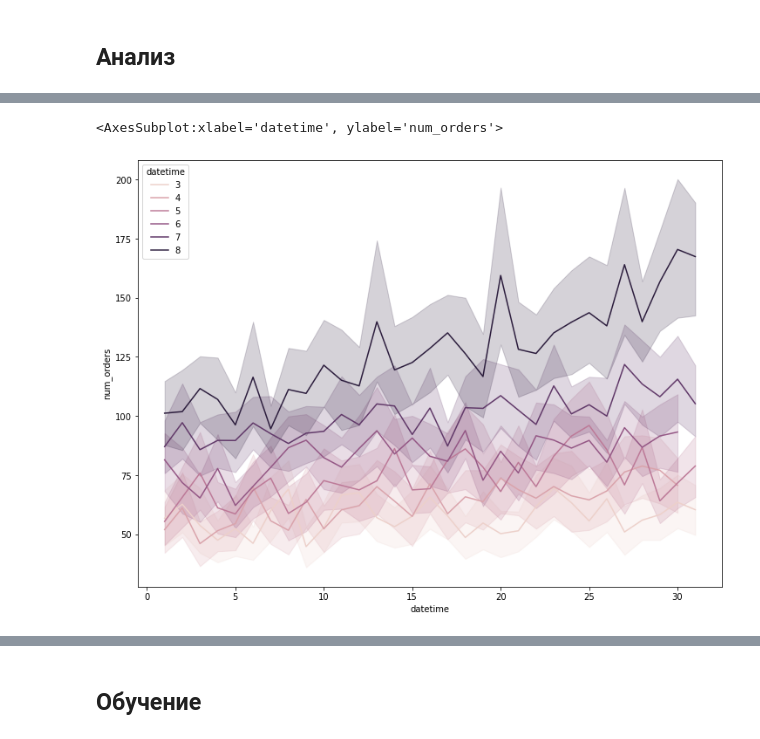
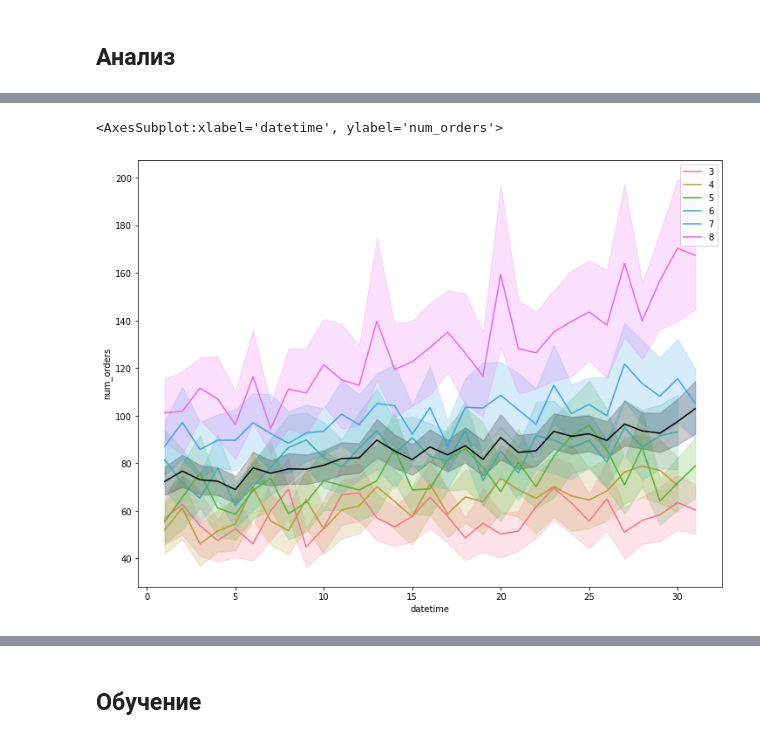
Before and after one commit to hairymax/Yandex.Practicum.DataScience, a Jupyter notebook: 3.3 Прогноз количества заказов такси/95598b13-2680-44f4-8f06-d6eafb26e375.ipynb, the cells around one changed output, grey strips where cells are left out. Cells and saved outputs as stored; diff of their text form; code cells hidden in the pictures.

```diff
--- a/3.3 Прогноз количества заказов такси/95598b13-2680-44f4-8f06-d6eafb26e375.ipynb
+++ b/3.3 Прогноз количества заказов такси/95598b13-2680-44f4-8f06-d6eafb26e375.ipynb
@@ -21,10 +21,19 @@
 # %% [markdown]
 https://towardsdatascience.com/5-types-of-plots-that-will-help-you-with-time-series-analysis-b63747818705
 # %%
+import numpy as np
+
 import pandas as pd
 from statsmodels.tsa.seasonal import seasonal_decompose
+
+
 import matplotlib.pyplot as plt
 import seaborn as sns
+
+from sklearn.model_selection import train_test_split
+from sklearn.metrics import mean_squared_error
+
+palette = sns.color_palette("husl")
 # %% [markdown]
 ## Подготовка
 # %%
@@ -79,10 +100,8 @@ df
 # %%
 plt.figure(figsize=(12, 9))
-sns.lineplot(data=df,
-             x=df.index.day,
-             y='num_orders',
-             hue=df.index.month,
-             legend='full')
+sns.lineplot(data=df, x=df.index.day, y='num_orders',
+             hue=df.index.month, palette=palette)
+sns.lineplot(data=df, x=df.index.day, y='num_orders', color='black')
 # %% [output]
 <AxesSubplot:xlabel='datetime', ylabel='num_orders'>
-[figure, old version]
+[figure, new version]
```
Also changed, not shown: parts of 10 cells of this notebook, 1 other file.
